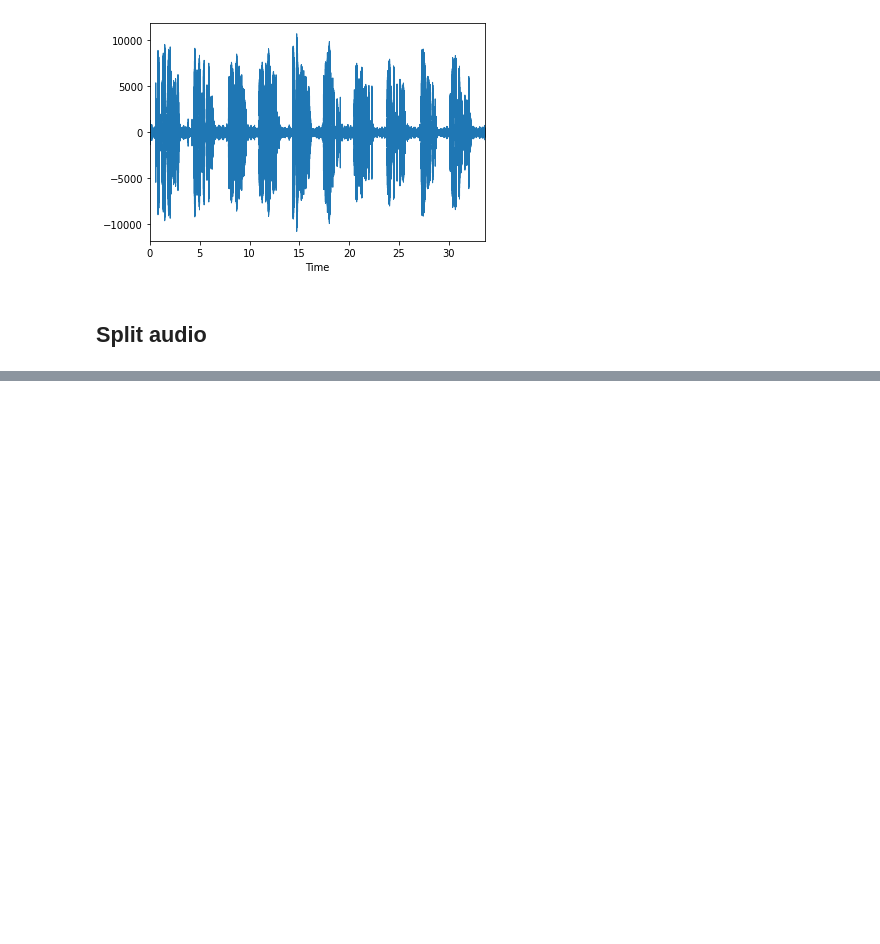
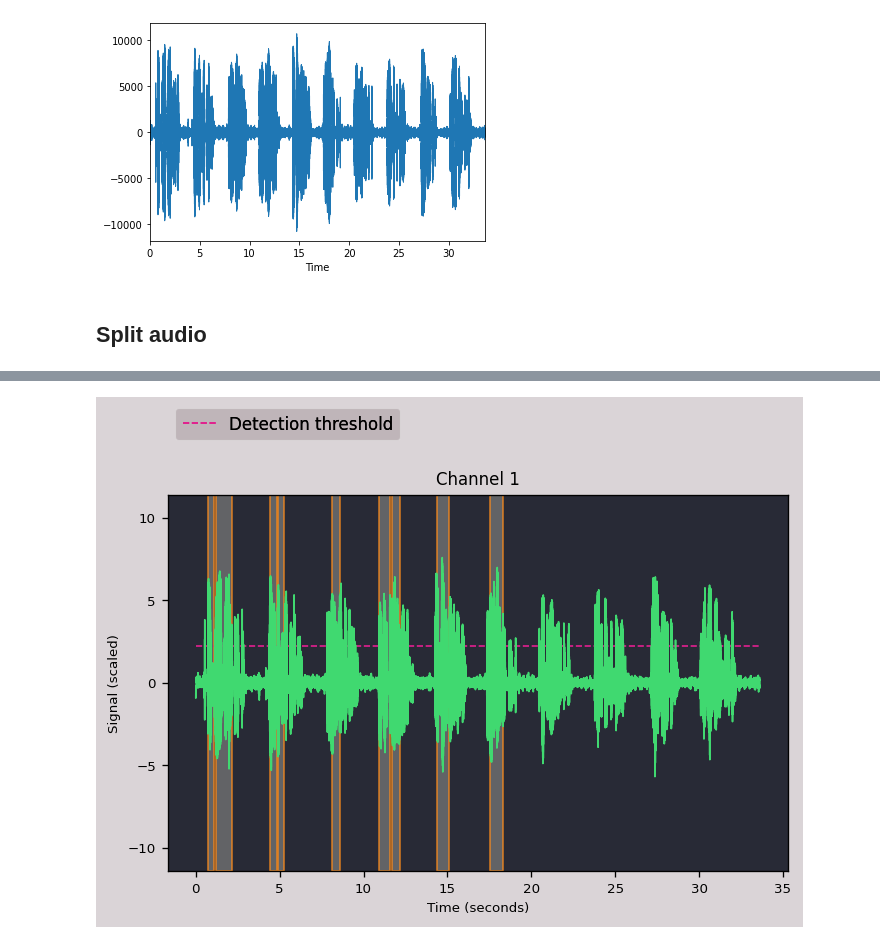
Before and after one commit to parledoct/notebooks, a Jupyter notebook: vad_auditok_tutorial.ipynb, the cells around one changed output, grey strips where cells are left out. Cells and saved outputs as stored; diff of their text form; code cells hidden in the pictures; blank space fills up the shorter version.

```diff
--- a/vad_auditok_tutorial.ipynb
+++ b/vad_auditok_tutorial.ipynb
@@ -50,0 +68,4 @@ audio_regions = recording.split_and_plot(energy_threshold=55)
+# %%
+audio_regions_e70 = recording.split_and_plot(energy_threshold=70)
+# %% [output]
+[figure, added]
```
Also changed, not shown: parts of 11 cells of this notebook.
